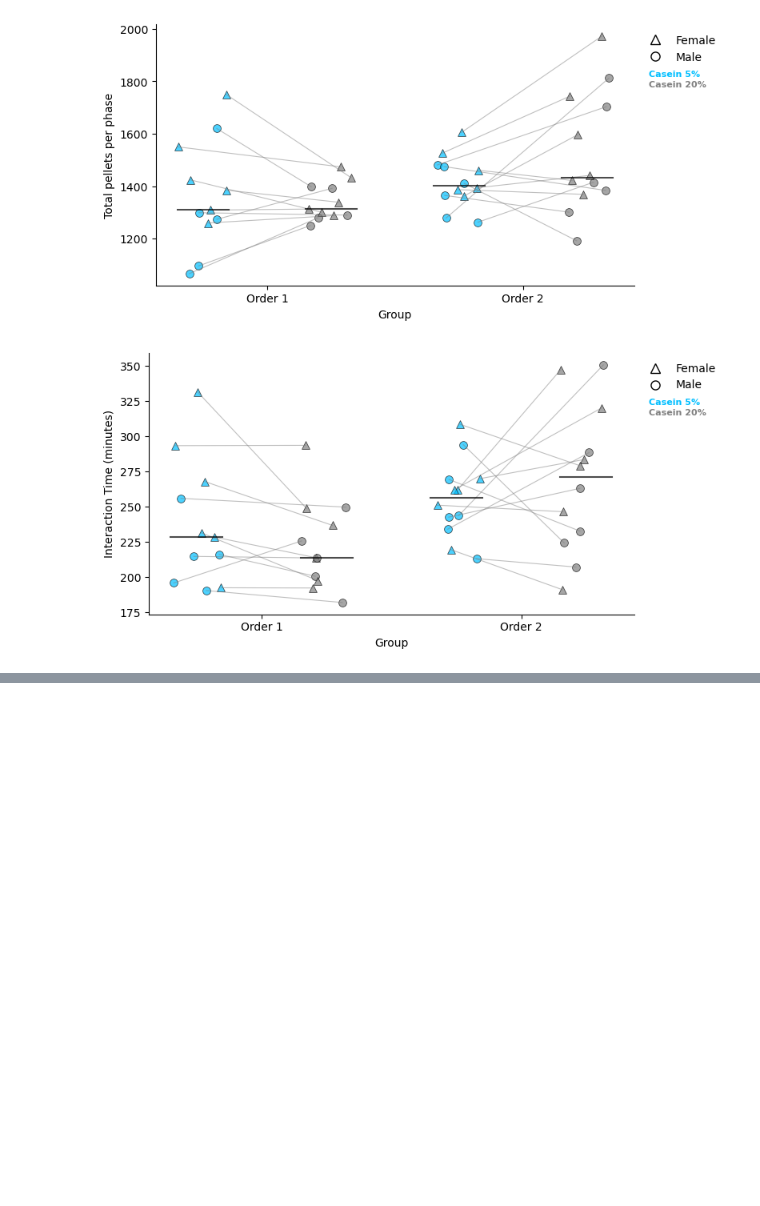
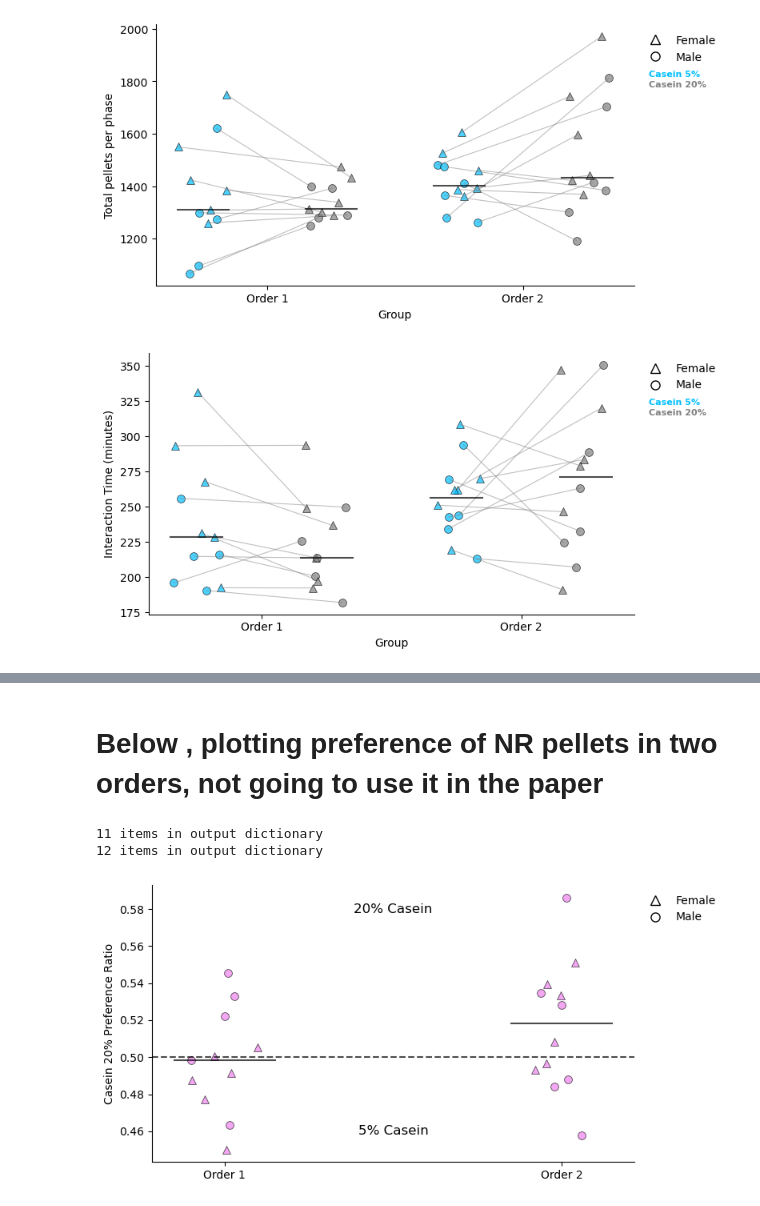
Before and after one commit to Htbibalan/FEDProtein, a Jupyter notebook: notebooks/FIVE_SCATTER_PLOTS_FIGS.ipynb, the cells around one changed output, grey strips where cells are left out. Saved outputs shown, nothing was run; the diff lists cells and outputs as text; code cells hidden in the pictures; blank space fills up the shorter version.

```diff
--- a/notebooks/FIVE_SCATTER_PLOTS_FIGS.ipynb
+++ b/notebooks/FIVE_SCATTER_PLOTS_FIGS.ipynb
@@ -1169,0 +1253,79 @@ plt.show()
+# %% [markdown]
+# Below , plotting preference of NR pellets in two orders, not going to use it in the paper
+# %%
+import numpy as np
+import matplotlib.pyplot as plt
+import seaborn as sns
+from matplotlib.lines import Line2D
+
+# Combine male and female data for PR and NR phases within each order
+nrpr_order1_data = get_data_fields(mice, ["pr_pellets_per_day", "nr_pellets_per_day"], {"order": 1})
+prnr_order2_data = get_data_fields(mice, ["pr_pellets_per_day", "nr_pellets_per_day"], {"order": 2})
+
+# Sum pellets per day for each order and phase
+nrpr_order1_pr_pellets = [sum(pellets) for pellets in nrpr_order1_data[0]]
+nrpr_order1_nr_pellets = [sum(pellets) for pellets in nrpr_order1_data[1]]
+prnr_order2_pr_pellets = [sum(pellets) for pellets in prnr_order2_data[0]]
+prnr_order2_nr_pellets = [sum(pellets) for pellets in prnr_order2_data[1]]
+
+# Calculate preference ratios for NR (Total NR / (Total NR + Total PR))
+nrpr_order1_ratio = [
+    nr / (nr + pr) if (nr + pr) > 0 else 0 for nr, pr in zip(nrpr_order1_nr_pellets, nrpr_order1_pr_pellets)
+]
+prnr_order2_ratio = [
+    nr / (nr + pr) if (nr + pr) > 0 else 0 for nr, pr in zip(prnr_order2_nr_pellets, prnr_order2_pr_pellets)
+]
+
+# Prepare data for plotting
+preference_ratios = [nrpr_order1_ratio, prnr_order2_ratio]
+group_labels = ["Order 1", "Order 2"]
+colors = {"NR": "violet", "PR": "grey"}
+group_positions = {"Order 1": 0, "Order 2": 0.2}
+jitter_strength = 0.02
+
+# Create the plot
+fig, ax = plt.subplots(figsize=(8, 4))
+
+# Plot NR preference ratios with markers for sex
+for i, label in enumerate(group_labels):
+    ratios = preference_ratios[i]
+    # Apply jitter to x-positions
+    x_positions = [group_positions[label] + np.random.uniform(-jitter_strength, jitter_strength) for _ in ratios]
+
+    # Draw each data point with alternating markers for males and females
+    for j, ratio in enumerate(ratios):
+        marker = '^' if j % 2 == 0 else 'o'  # Triangle for females, circle for males
+        sns.scatterplot(x=[x_positions[j]], y=[ratio], color=colors["NR"], marker=marker, s=50, alpha=0.7, edgecolor="black")
+
+# Add median lines for each order's NR preference
+for group, pos in group_positions.items():
+    relevant_data = preference_ratios[group_labels.index(group)]
+    median_value = np.median(relevant_data)
+    ax.plot([pos - 0.03, pos + 0.03], [median_value, median_value], color='k', linewidth=1.5, alpha=0.7)
+
+# Customize legend for male and female markers
+custom_lines = [
+    Line2D([0], [0], marker='^', color='black', linestyle='', markersize=8, label='Female', fillstyle='none'),
+    Line2D([0], [0], marker='o', color='black', linestyle='', markersize=8, label='Male', fillstyle='none')
+]
+plt.legend(handles=custom_lines, loc="upper left", bbox_to_anchor=(1, 1), frameon=False)
+
+# Reference line at y=0.5 indicating no preference
+plt.axhline(0.5, ls='--', color='black', linewidth=1.5, alpha=0.7)
+
+
+# Add annotations for the y-axis
+plt.text(0.5, 0.9, "20% Casein", fontsize=12, ha='center', transform=plt.gca().transAxes, color='black')
+plt.text(0.5, 0.1, "5% Casein", fontsize=12, ha='center', transform=plt.gca().transAxes, color='black')
+
+# Plot settings
+plt.xticks([group_positions["Order 1"], group_positions["Order 2"]], ["Order 1", "Order 2"], fontsize=10)
+plt.xlabel("")
+plt.ylabel("Casein 20% Preference Ratio")
+sns.despine()
+plt.tight_layout()
+plt.show()
+# %% [output]
+11 items in output dictionary
+12 items in output dictionary
+[figure, added]
```
Also changed, not shown: parts of 2 cells of this notebook, 6 other files.
